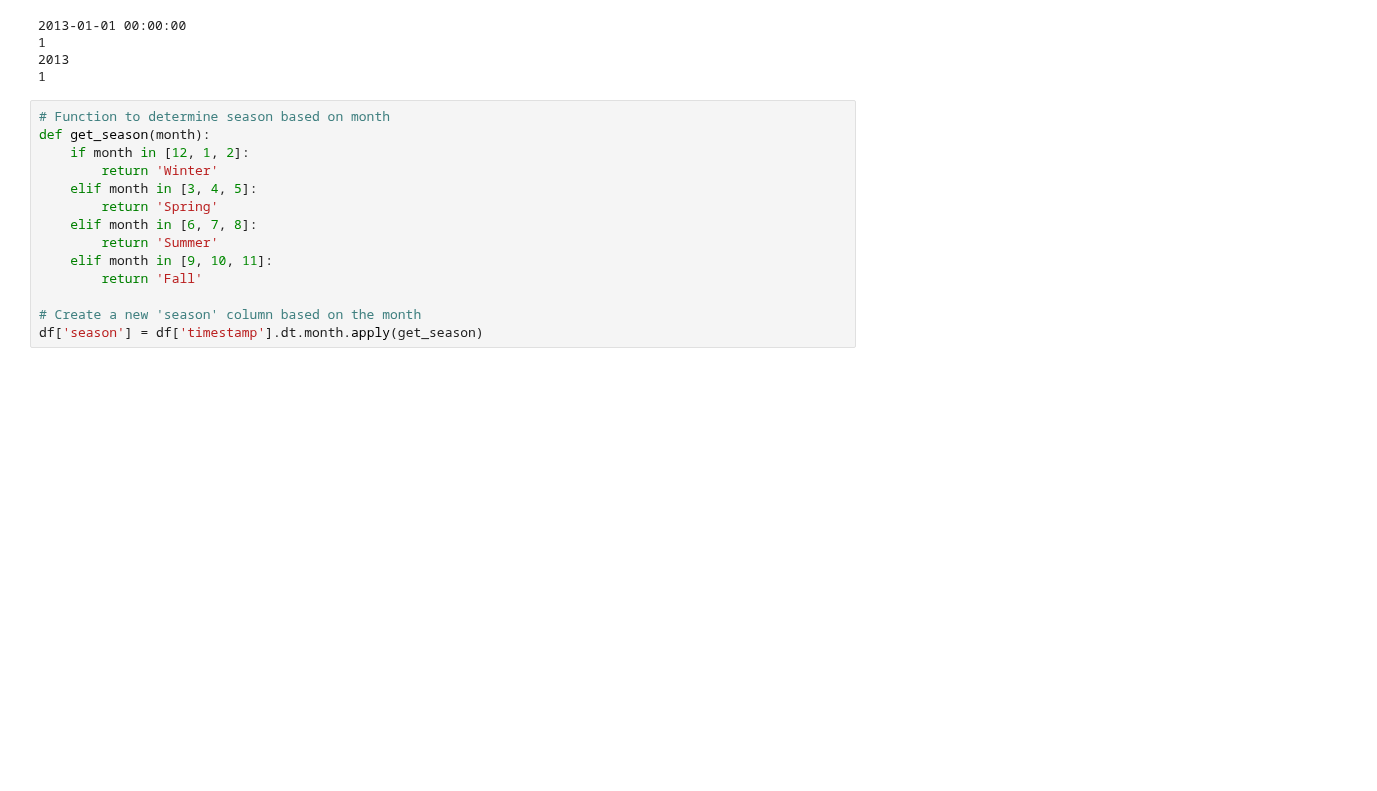
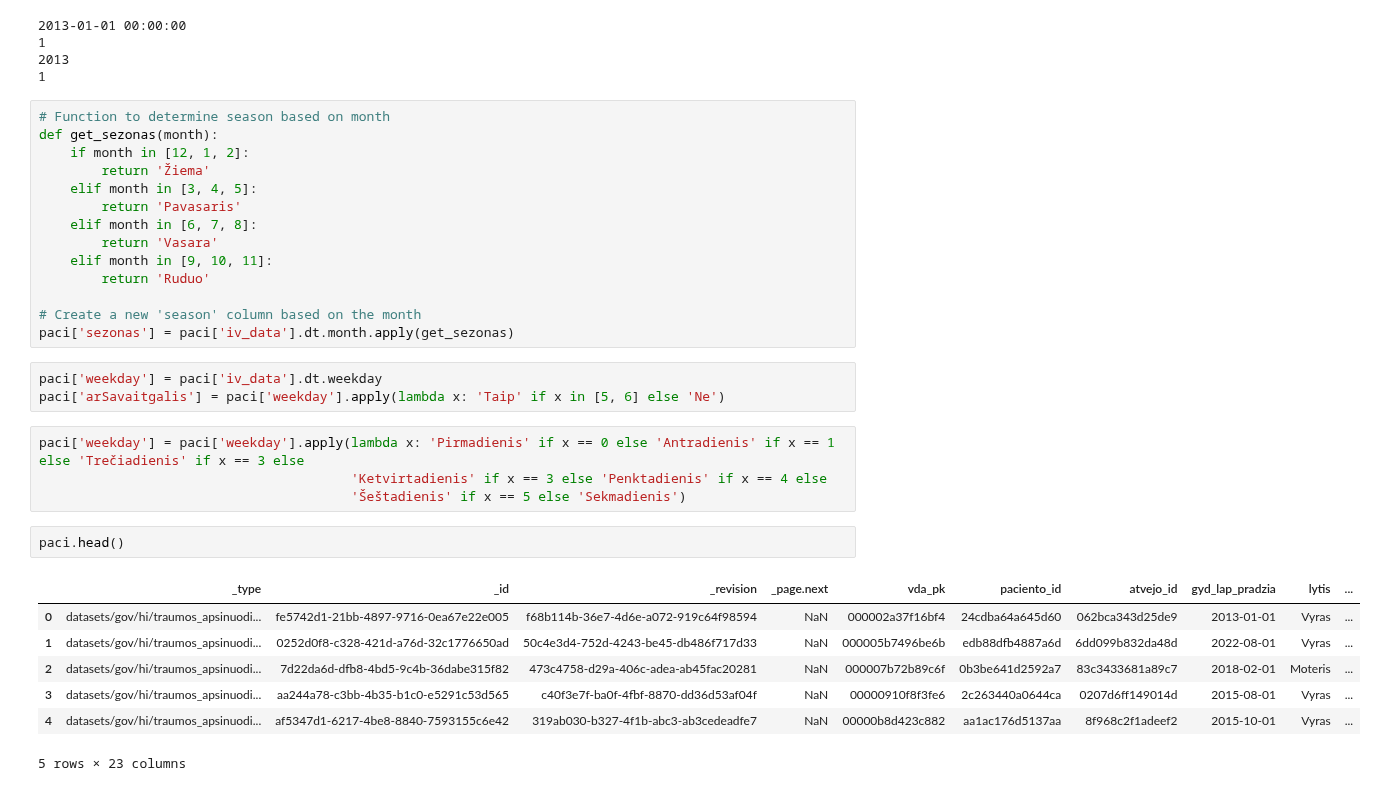
Before and after one commit to ISeeBugsEverywhere/DataScienceNotebooks, a Jupyter notebook: Studentai/Lukas/2025-02-03Paskaita.ipynb, the cells around one changed output. Cells and saved outputs as stored; diff of their text form; blank space fills up the shorter version.

```diff
--- a/Studentai/Lukas/2025-02-03Paskaita.ipynb
+++ b/Studentai/Lukas/2025-02-03Paskaita.ipynb
@@ -191,15 +182,32 @@ print(a.day)
 1
 # %%
 # Function to determine season based on month
-def get_season(month):
+def get_sezonas(month):
     if month in [12, 1, 2]:
-        return 'Winter'
+        return 'Žiema'
     elif month in [3, 4, 5]:
-        return 'Spring'
+        return 'Pavasaris'
     elif month in [6, 7, 8]:
-        return 'Summer'
+        return 'Vasara'
     elif month in [9, 10, 11]:
-        return 'Fall'
+        return 'Ruduo'
 
 # Create a new 'season' column based on the month
-df['season'] = df['timestamp'].dt.month.apply(get_season)
+paci['sezonas'] = paci['iv_data'].dt.month.apply(get_sezonas)
+# %%
+paci['weekday'] = paci['iv_data'].dt.weekday
+paci['arSavaitgalis'] = paci['weekday'].apply(lambda x: 'Taip' if x in [5, 6] else 'Ne')
+# %%
+paci['weekday'] = paci['weekday'].apply(lambda x: 'Pirmadienis' if x == 0 else 'Antradienis' if x == 1 else 'Trečiadienis' if x == 3 else
+                                        'Ketvirtadienis' if x == 3 else 'Penktadienis' if x == 4 else
+                                        'Šeštadienis' if x == 5 else 'Sekmadienis')
+# %%
+paci.head()
+# %% [output]
+|  | _type | _id | _revision | _page.next | vda_pk | paciento_id | atvejo_id | gyd_lap_pradzia | lytis | ... |
+| 0 | datasets/gov/hi/traumos_apsinuodi... | fe5742d1-21bb-4897-9716-0ea67e22e005 | f68b114b-36e7-4d6e-a072-919c64f98594 | NaN | 000002a37f16bf4 | 24cdba64a645d60 | 062bca343d25de9 | 2013-01-01 | Vyras | ... |
+| 1 | datasets/gov/hi/traumos_apsinuodi... | 0252d0f8-c328-421d-a76d-32c1776650ad | 50c4e3d4-752d-4243-be45-db486f717d33 | NaN | 000005b7496be6b | edb88dfb4887a6d | 6dd099b832da48d | 2022-08-01 | Vyras | ... |
+| 2 | datasets/gov/hi/traumos_apsinuodi... | 7d22da6d-dfb8-4bd5-9c4b-36dabe315f82 | 473c4758-d29a-406c-adea-ab45fac20281 | NaN | 000007b72b89c6f | 0b3be641d2592a7 | 83c3433681a89c7 | 2018-02-01 | Moteris | ... |
+| 3 | datasets/gov/hi/traumos_apsinuodi... | aa244a78-c3bb-4b35-b1c0-e5291c53d565 | c40f3e7f-ba0f-4fbf-8870-dd36d53af04f | NaN | 00000910f8f3fe6 | 2c263440a0644ca | 0207d6ff149014d | 2015-08-01 | Vyras | ... |
+| 4 | datasets/gov/hi/traumos_apsinuodi... | af5347d1-6217-4be8-8840-7593155c6e42 | 319ab030-b327-4f1b-abc3-ab3cedeadfe7 | NaN | 00000b8d423c882 | aa1ac176d5137aa | 8f968c2f1adeef2 | 2015-10-01 | Vyras | ... |
+5 rows × 23 columns
```
Also changed, not shown: parts of 14 cells of this notebook.
